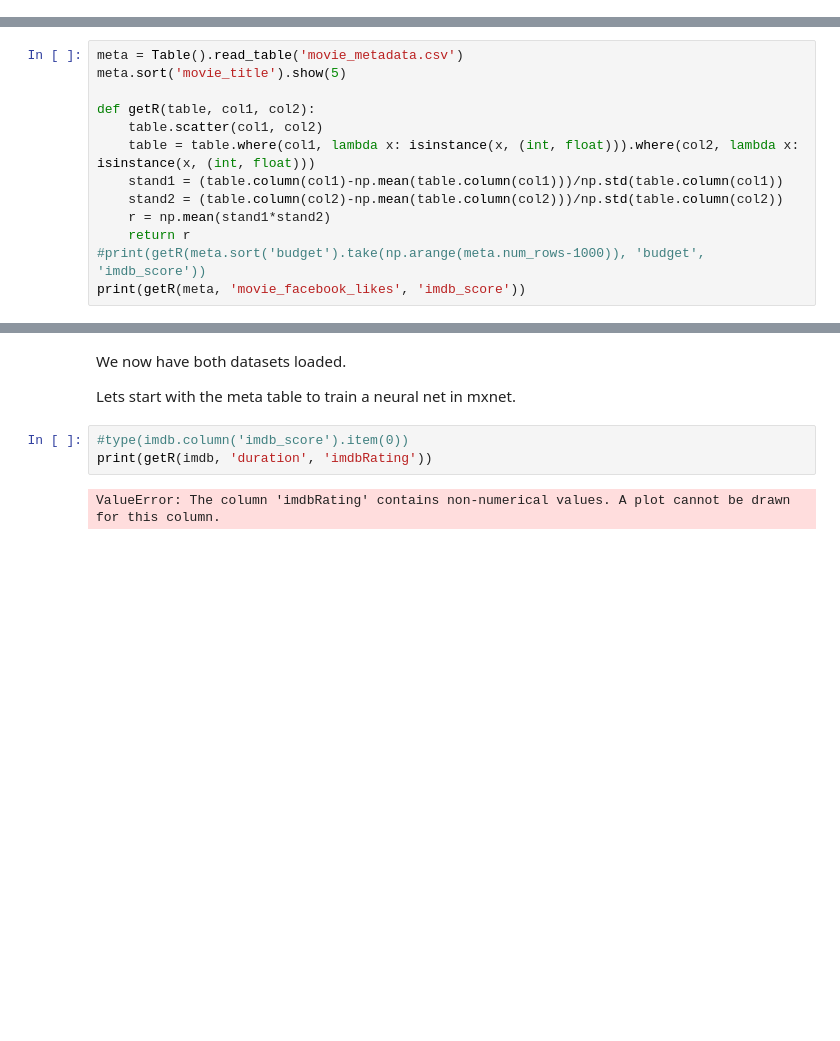
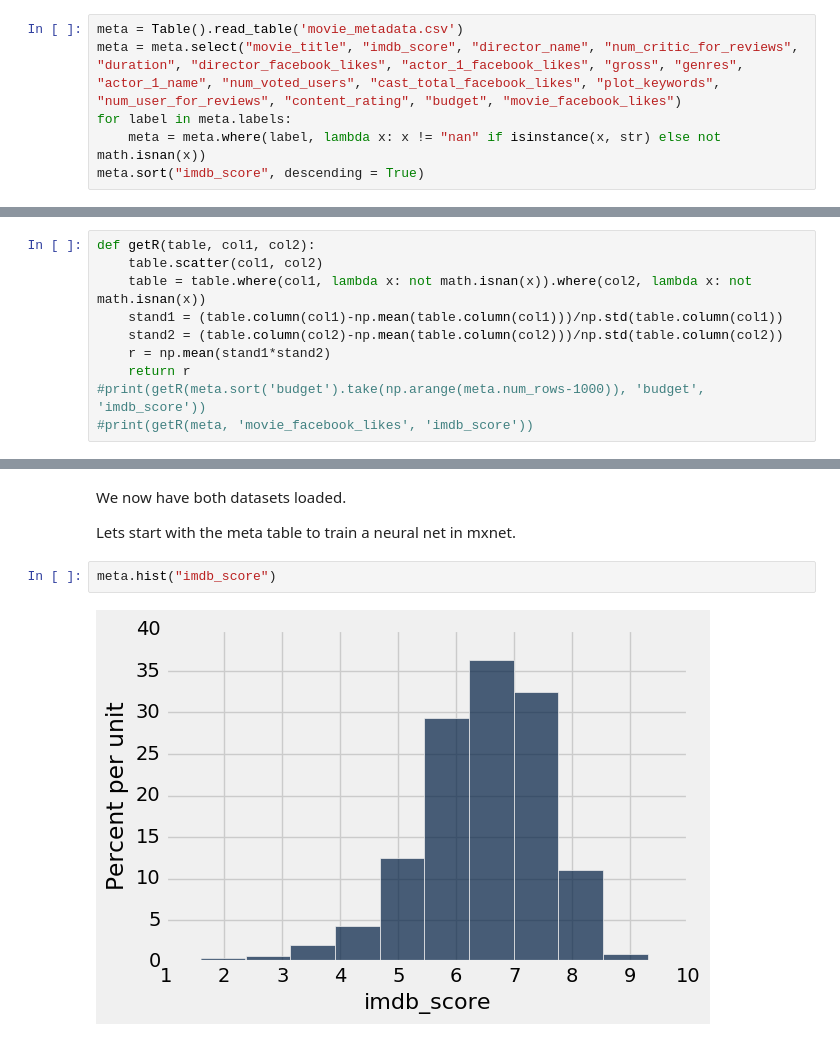
Before and after one commit to azahed98/IMDB-Movie-Aanalysis, a Jupyter notebook: movie test.ipynb, the cells around one changed output, grey strips where cells are left out. Saved outputs shown, nothing was run; the diff lists cells and outputs as text; blank space fills up the shorter version.

Commit message:
removed nans from meta and added some visualization

```diff
--- a/movie test.ipynb
+++ b/movie test.ipynb
@@ -24,0 +21,6 @@ datascience.__version__
+# %%
+meta = Table().read_table('movie_metadata.csv')
+meta = meta.select("movie_title", "imdb_score", "director_name", "num_critic_for_reviews", "duration", "director_facebook_likes", "actor_1_facebook_likes", "gross", "genres", "actor_1_name", "num_voted_users", "cast_total_facebook_likes", "plot_keywords", "num_user_for_reviews", "content_rating", "budget", "movie_facebook_likes")
+for label in meta.labels:
+    meta = meta.where(label, lambda x: x != "nan" if isinstance(x, str) else not math.isnan(x))
+meta.sort("imdb_score", descending = True)
@@ -25,13 +40,10 @@ datascience.__version__
 # %%
-meta = Table().read_table('movie_metadata.csv')
-meta.sort('movie_title').show(5)
-
 def getR(table, col1, col2):
     table.scatter(col1, col2)
-    table = table.where(col1, lambda x: isinstance(x, (int, float))).where(col2, lambda x: isinstance(x, (int, float)))
+    table = table.where(col1, lambda x: not math.isnan(x)).where(col2, lambda x: not math.isnan(x))
     stand1 = (table.column(col1)-np.mean(table.column(col1)))/np.std(table.column(col1))
     stand2 = (table.column(col2)-np.mean(table.column(col2)))/np.std(table.column(col2))
     r = np.mean(stand1*stand2)
     return r
 #print(getR(meta.sort('budget').take(np.arange(meta.num_rows-1000)), 'budget', 'imdb_score'))
-print(getR(meta, 'movie_facebook_likes', 'imdb_score'))
+#print(getR(meta, 'movie_facebook_likes', 'imdb_score'))
@@ -84,8 +67,7 @@ fails:  429
 We now have both datasets loaded.
 
 Lets start with the meta table to train a neural net in mxnet.
-# %%
-#type(imdb.column('imdb_score').item(0))
-print(getR(imdb, 'duration', 'imdbRating'))
-# %% [output]
-ValueError: The column 'imdbRating' contains non-numerical values. A plot cannot be drawn for this column.
+# %%
+meta.hist("imdb_score")
+# %% [output]
+[figure, added]
```
Also changed, not shown: parts of 5 cells of this notebook, 1 other file.
